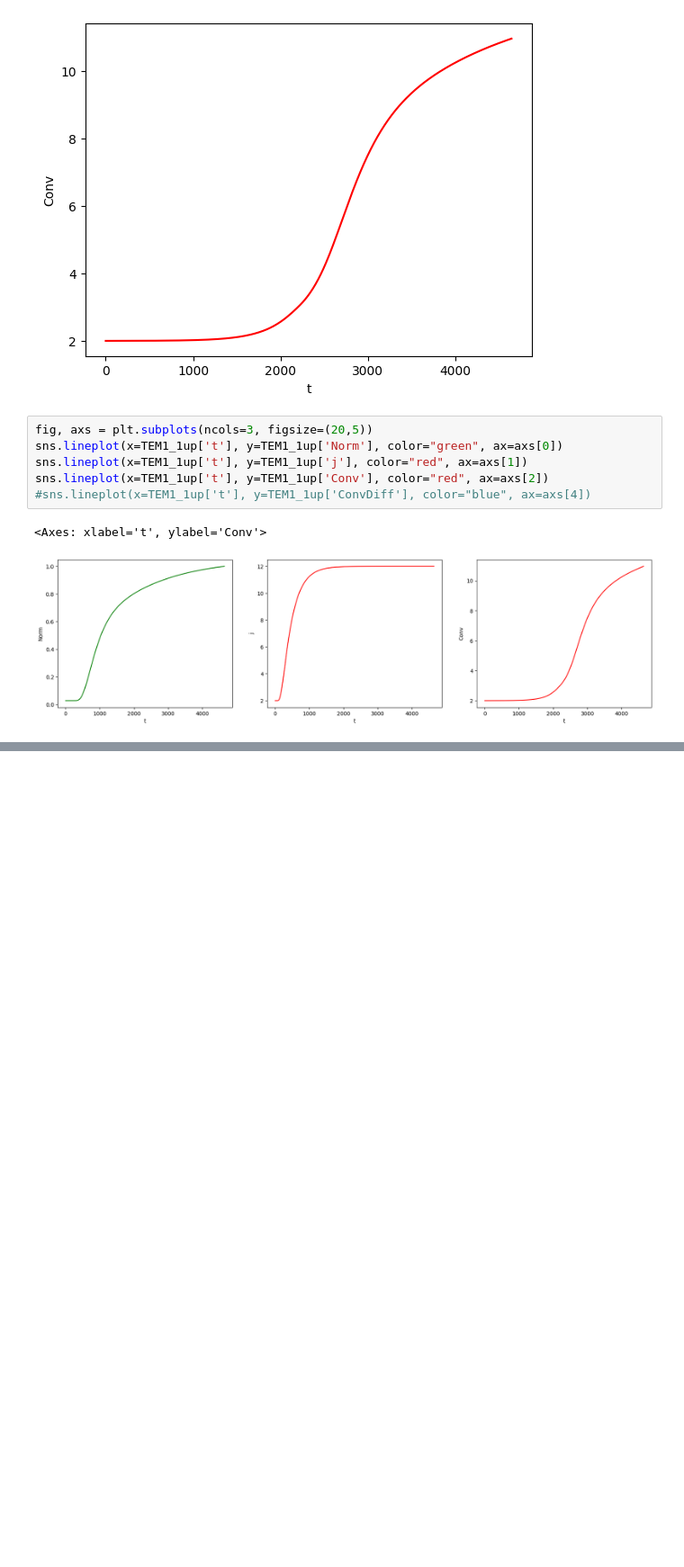
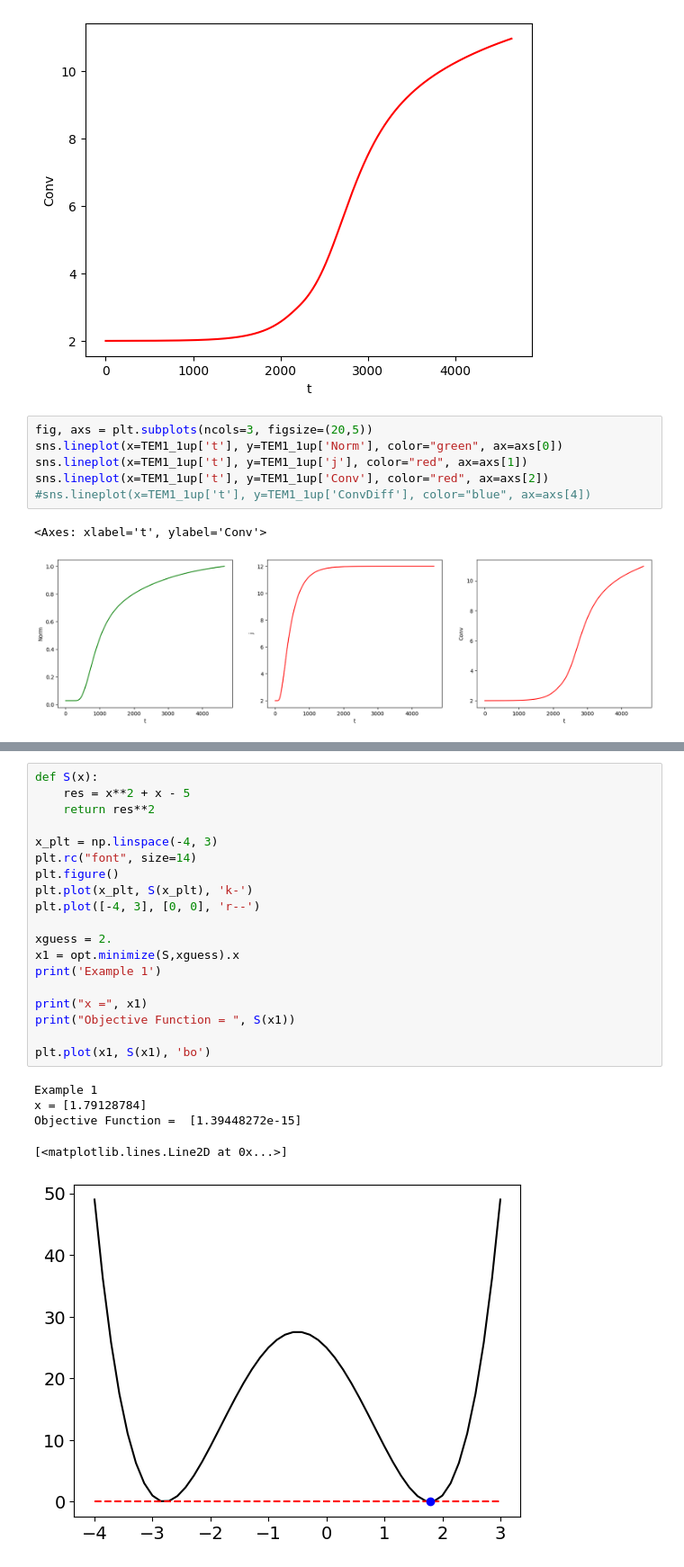
Before and after one commit to nebuus/ITER, a Jupyter notebook: Permeation.ipynb, the cells around one changed output, grey strips where cells are left out. Shown: that part at 90% size. Cells and saved outputs as stored; diff of their text form; blank space fills up the shorter version.

Commit message:
With additional cells of lin optimization examples

```diff
--- a/Permeation.ipynb
+++ b/Permeation.ipynb
@@ -295,0 +298,25 @@ sns.lineplot(x=TEM1_1up['t'], y=TEM1_1up['Conv'], color="blue")
+# %%
+def S(x):
+    res = x**2 + x - 5
+    return res**2
+
+x_plt = np.linspace(-4, 3)
+plt.rc("font", size=14)
+plt.figure()
+plt.plot(x_plt, S(x_plt), 'k-')
+plt.plot([-4, 3], [0, 0], 'r--')
+
+xguess = 2.
+x1 = opt.minimize(S,xguess).x
+print('Example 1')
+
+print("x =", x1)
+print("Objective Function = ", S(x1))
+
+plt.plot(x1, S(x1), 'bo')
+# %% [output]
+Example 1
+x = [1.79128784]
+Objective Function =  [1.39448272e-15]
+[<matplotlib.lines.Line2D at 0x...>]
+[figure, added]
```
Also changed, not shown: parts of 3 cells of this notebook.
